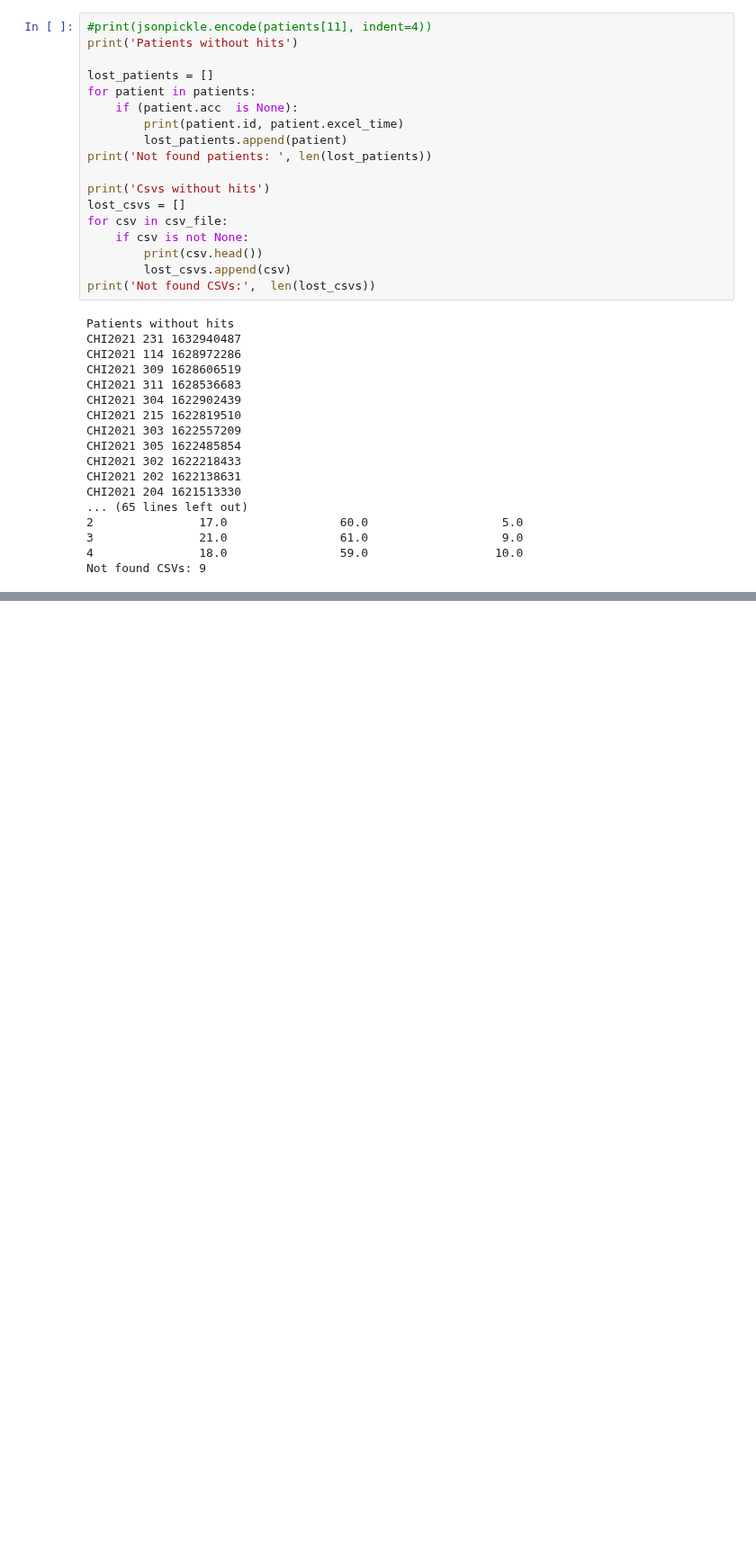
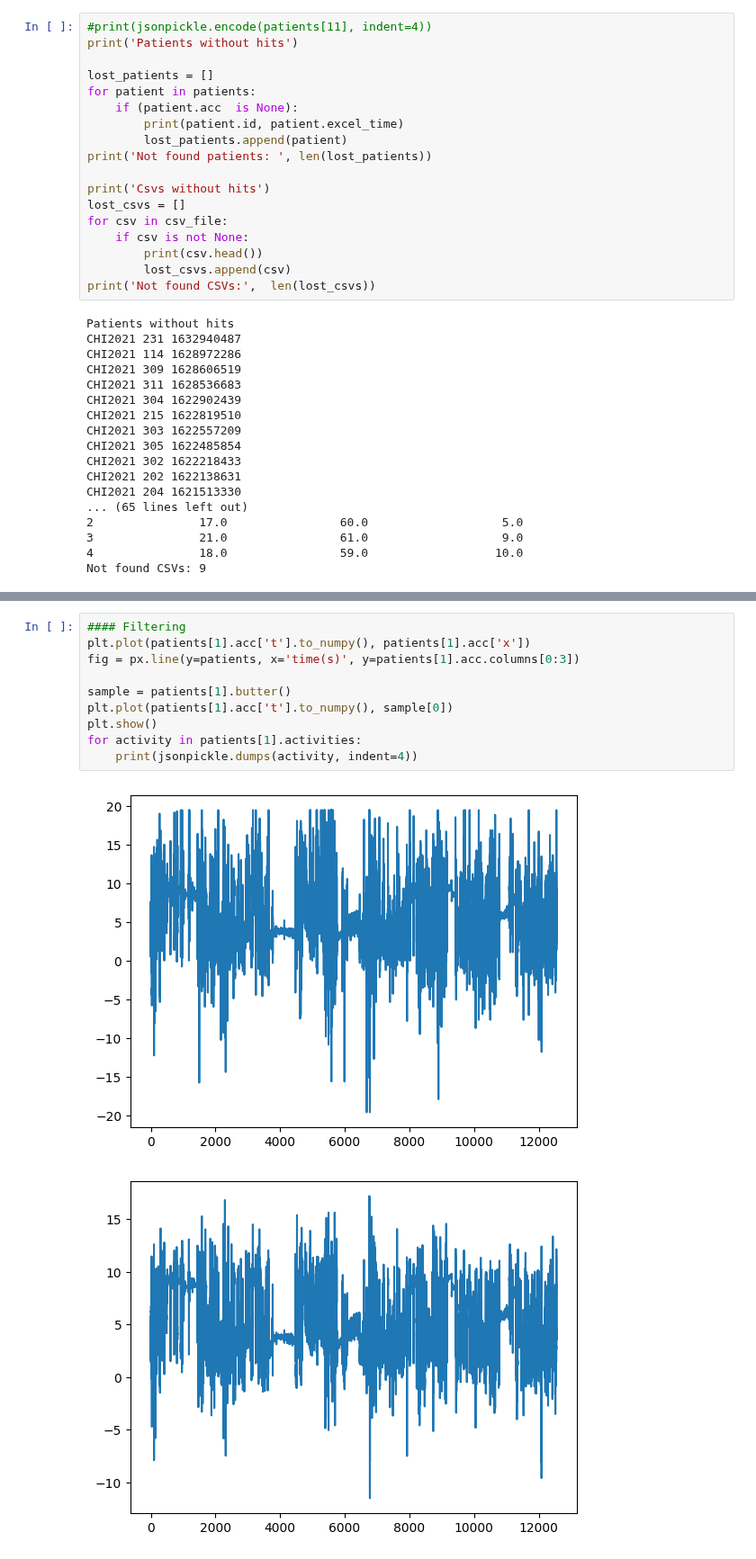
Before and after one commit to ScreamingPigeon/ms-analysis-23, a Jupyter notebook: read.ipynb, the cells around one changed output, grey strips where cells are left out. Shown at 90% size. Drawn from its saved outputs; the diff is of its cells as text; blank space fills up the shorter version.

```diff
--- a/read.ipynb
+++ b/read.ipynb
@@ -174,0 +182,13 @@ match
+# %%
+#### Filtering
+plt.plot(patients[1].acc['t'].to_numpy(), patients[1].acc['x'])
+fig = px.line(y=patients, x='time(s)', y=patients[1].acc.columns[0:3])
+
+sample = patients[1].butter()
+plt.plot(patients[1].acc['t'].to_numpy(), sample[0])
+plt.show()
+for activity in patients[1].activities:
+    print(jsonpickle.dumps(activity, indent=4))
+# %% [output]
+[figure, added]
+[figure, added]
```
Also changed, not shown: parts of 3 cells of this notebook, 2 other files.
